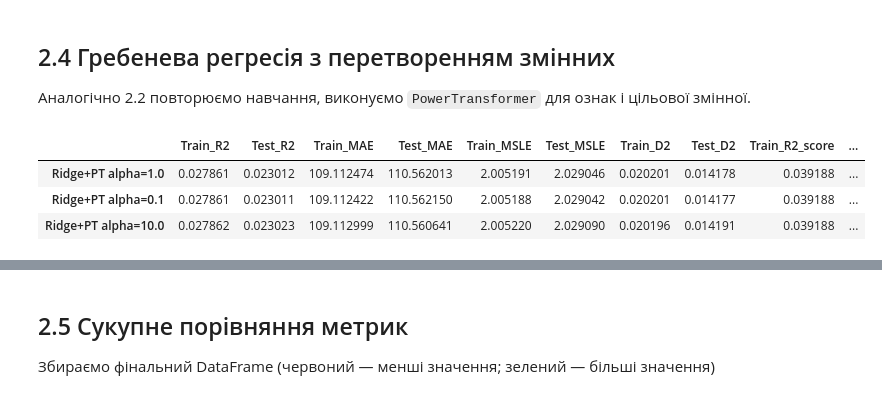
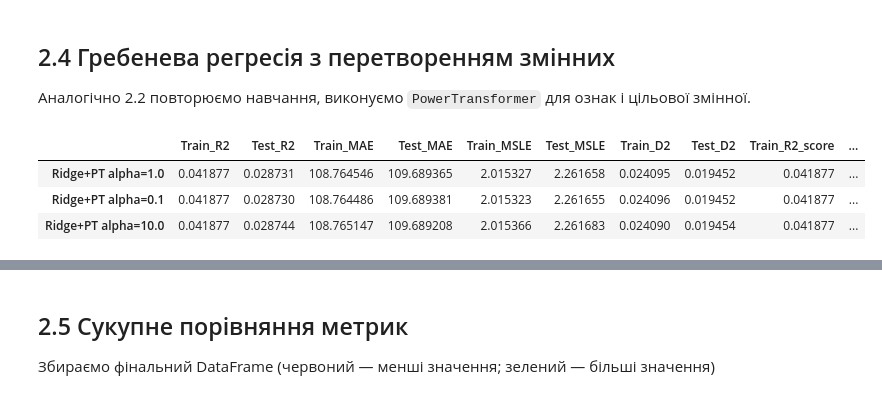
Before and after one commit to OnishchenkoDaria/data-processing-labs, a Jupyter notebook: lab_3/sample.ipynb, the cells around one changed output, grey strips where cells are left out. Saved outputs shown, nothing was run; the diff lists cells and outputs as text; code cells hidden in the pictures.

```diff
--- a/lab_3/sample.ipynb
+++ b/lab_3/sample.ipynb
@@ -335,30 +340,21 @@ plot_single_model_predictions(
 ## 2.2 Проста лінійна регресія з перетворенням змінних
 Перед навчанням виконуємо перетворення всіх змінних до більш нормального розподілу (використано `PowerTransformer`)
 # %%
-# перетворення X та y до більш нормального розподілу
+# перетворення X до більш нормального розподілу
 pt_X = PowerTransformer()
-pt_y = PowerTransformer()
 
 # навчання
-X_train_pt = pt_X.fit_transform(X_train.to_numpy())
-X_test_pt = pt_X.transform(X_test.to_numpy())
-
-y_train_pt = pt_y.fit_transform(y_train.to_frame().to_numpy()).ravel()
-y_test_pt = pt_y.transform(y_test.to_frame().to_numpy()).ravel()
+X_train_pt = pt_X.fit_transform(X_train)
+X_test_pt = pt_X.transform(X_test)
 
 lin_model_pt = LinearRegression()
-lin_model_pt.fit(X_train_pt, y_train_pt)
+lin_model_pt.fit(X_train_pt, y_train)
 
-train_score_pt = lin_model_pt.score(X_train_pt, y_train_pt)
-test_score_pt = lin_model_pt.score(X_test_pt, y_test_pt)
+train_score_pt = lin_model_pt.score(X_train_pt, y_train)
+test_score_pt = lin_model_pt.score(X_test_pt, y_test)
 
-# прогноз у трансформованому просторі
-y_train_pred_lin_pt_space = lin_model_pt.predict(X_train_pt)
-y_test_pred_lin_pt_space = lin_model_pt.predict(X_test_pt)
-
-# повертаємо прогноз у початковий масштаб
-y_train_pred_lin_pt = pt_y.inverse_transform(y_train_pred_lin_pt_space.reshape(-1, 1)).ravel()
-y_test_pred_lin_pt = pt_y.inverse_transform(y_test_pred_lin_pt_space.reshape(-1, 1)).ravel()
+y_train_pred_lin_pt = lin_model_pt.predict(X_train_pt)
+y_test_pred_lin_pt = lin_model_pt.predict(X_test_pt)
 
 metrics_22 = pd.DataFrame([full_metrics_dict(y_train, y_train_pred_lin_pt, y_test, y_test_pred_lin_pt)])
 metrics_22.index = ["2.2 LinearRegression + PowerTransformer"]
@@ -441,40 +437,40 @@ for name, (train_pred, test_pred) in ridge_23_predictions.items():
 # %%
 ridge_models_pt = {
     "Ridge+PT alpha=1.0": Ridge(),
     "Ridge+PT alpha=0.1": Ridge(alpha=0.1),
     "Ridge+PT alpha=10.0": Ridge(alpha=10.0)
 }
 
 ridge_24_results = []
 ridge_24_predictions = {}
 
 for name, model in ridge_models_pt.items():
-    model.fit(X_train_pt, y_train_pt)
+    # навчання на трансформованих ознаках, але оригінальній цільовій змінній
+    model.fit(X_train_pt, y_train)
 
-    train_score = model.score(X_train_pt, y_train_pt)
-    test_score = model.score(X_test_pt, y_test_pt)
+    # вбудована метрика .score()
+    train_score = model.score(X_train_pt, y_train)
+    test_score = model.score(X_test_pt, y_test)
 
-    train_pred_pt = model.predict(X_train_pt)
-    test_pred_pt = model.predict(X_test_pt)
+    # прогнози
+    train_pred = model.predict(X_train_pt)
+    test_pred = model.predict(X_test_pt)
 
-    # Повертаємо прогноз у початковий масштаб
-    train_pred = pt_y.inverse_transform(train_pred_pt.reshape(-1, 1)).ravel()
-    test_pred = pt_y.inverse_transform(test_pred_pt.reshape(-1, 1)).ravel()
-
+    # усі метрики в одному просторі — початковому
     row = full_metrics_dict(y_train, train_pred, y_test, test_pred)
     row["Train_R2_score"] = train_score
     row["Test_R2_score"] = test_score
 
     ridge_24_results.append(pd.Series(row, name=name))
     ridge_24_predictions[name] = (train_pred, test_pred)
 
 metrics_24 = pd.DataFrame(ridge_24_results)
 metrics_24
 # %% [output]
 |  | Train_R2 | Test_R2 | Train_MAE | Test_MAE | Train_MSLE | Test_MSLE | Train_D2 | Test_D2 | Train_R2_score | ... |
-| Ridge+PT alpha=1.0 | 0.027861 | 0.023012 | 109.112474 | 110.562013 | 2.005191 | 2.029046 | 0.020201 | 0.014178 | 0.039188 | ... |
-| Ridge+PT alpha=0.1 | 0.027861 | 0.023011 | 109.112422 | 110.562150 | 2.005188 | 2.029042 | 0.020201 | 0.014177 | 0.039188 | ... |
-| Ridge+PT alpha=10.0 | 0.027862 | 0.023023 | 109.112999 | 110.560641 | 2.005220 | 2.029090 | 0.020196 | 0.014191 | 0.039188 | ... |
+| Ridge+PT alpha=1.0 | 0.041877 | 0.028731 | 108.764546 | 109.689365 | 2.015327 | 2.261658 | 0.024095 | 0.019452 | 0.041877 | ... |
+| Ridge+PT alpha=0.1 | 0.041877 | 0.028730 | 108.764486 | 109.689381 | 2.015323 | 2.261655 | 0.024096 | 0.019452 | 0.041877 | ... |
+| Ridge+PT alpha=10.0 | 0.041877 | 0.028744 | 108.765147 | 109.689208 | 2.015366 | 2.261683 | 0.024090 | 0.019454 | 0.041877 | ... |
 # %%
 for name, (train_pred, test_pred) in ridge_24_predictions.items():
     plot_single_model_predictions(
```
Also changed, not shown: parts of 15 cells of this notebook.
